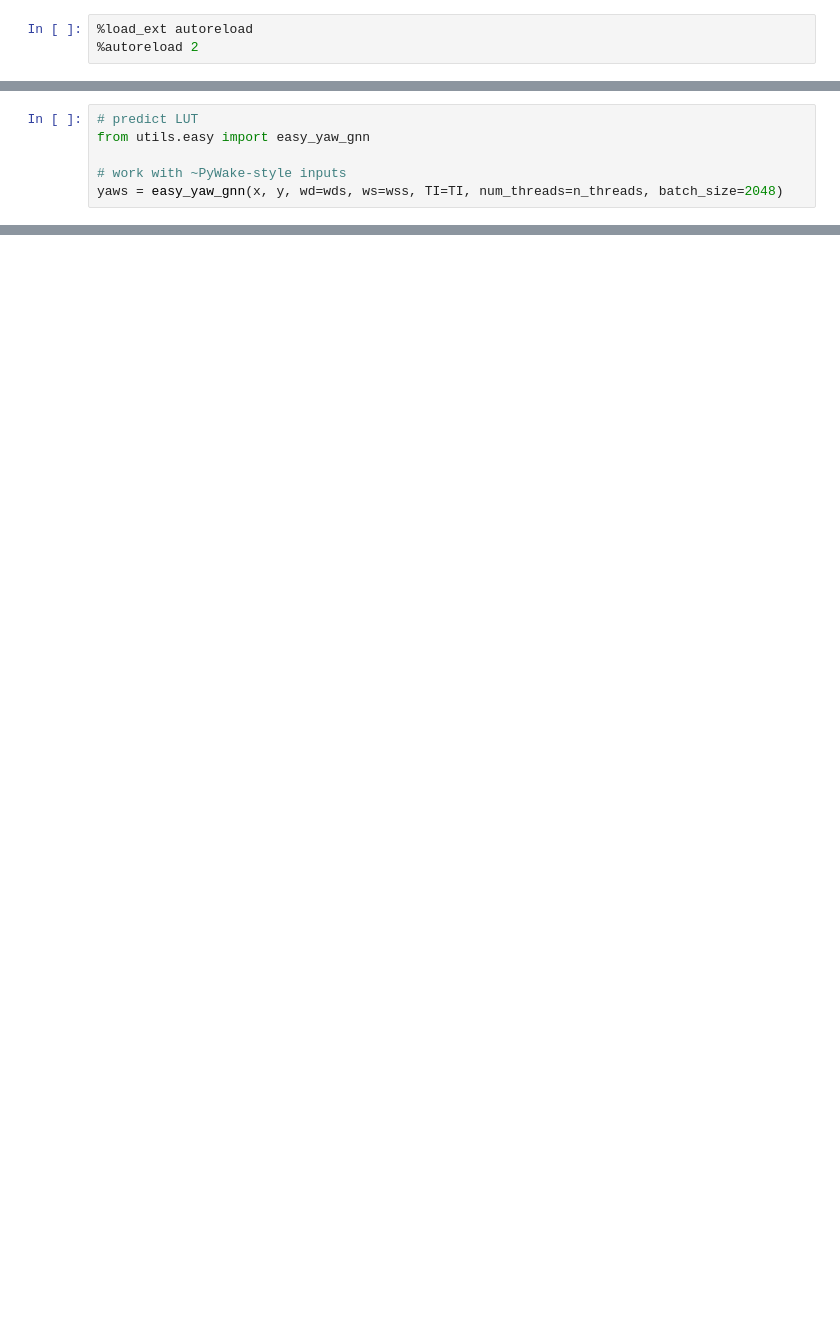
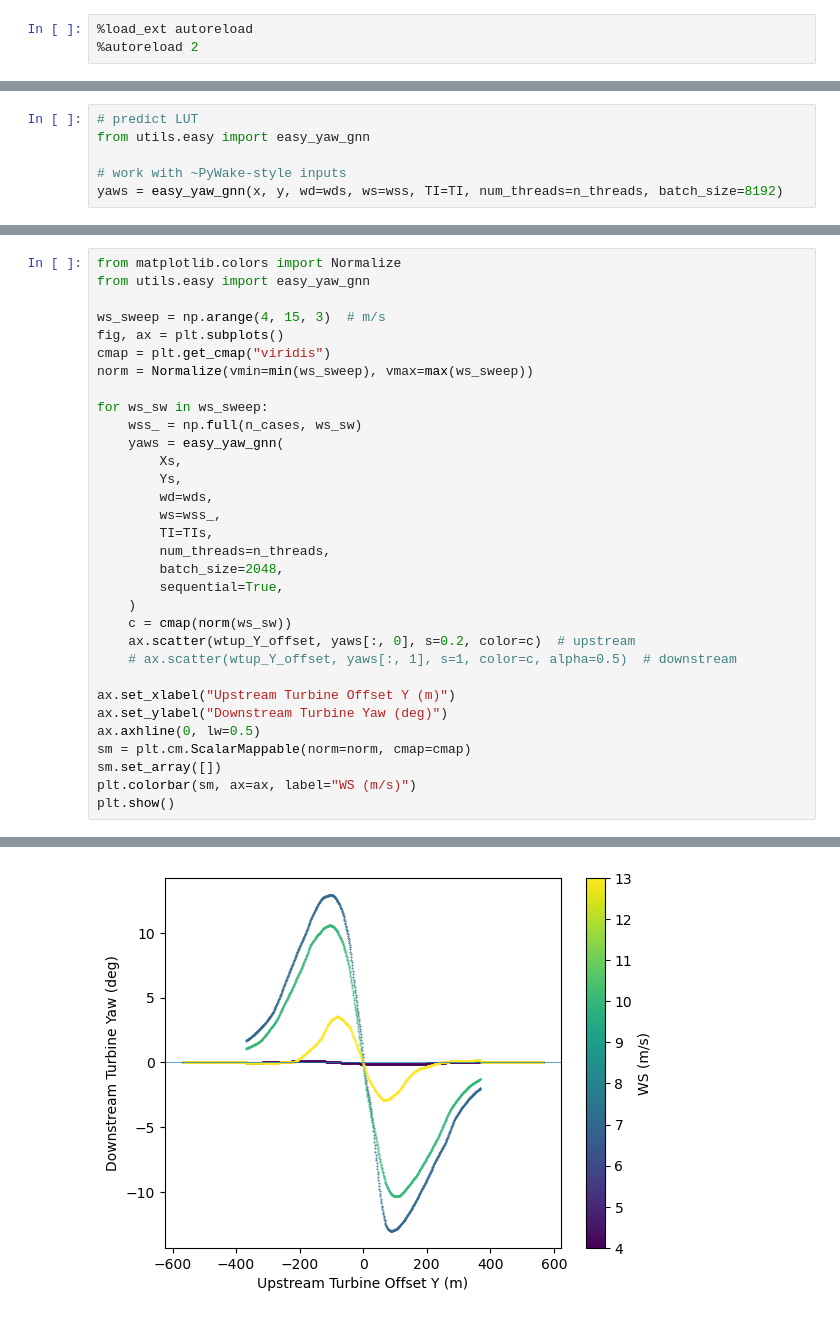
Before and after one commit to DTUWindEnergy/Design-Friendly-Control, a Jupyter notebook: design_friendly/easy.ipynb, the cells around one changed output, grey strips where cells are left out. Saved outputs shown, nothing was run; the diff lists cells and outputs as text; blank space fills up the shorter version.

```diff
--- a/design_friendly/easy.ipynb
+++ b/design_friendly/easy.ipynb
@@ -21,5 +21,5 @@ n_threads = 1
 from utils.easy import easy_yaw_gnn
 
 # work with ~PyWake-style inputs
-yaws = easy_yaw_gnn(x, y, wd=wds, ws=wss, TI=TI, num_threads=n_threads, batch_size=2048)
+yaws = easy_yaw_gnn(x, y, wd=wds, ws=wss, TI=TI, num_threads=n_threads, batch_size=8192)
 # %% [output]
@@ -136,0 +158,33 @@ plt.show()
+# %%
+from matplotlib.colors import Normalize
+from utils.easy import easy_yaw_gnn
+
+ws_sweep = np.arange(4, 15, 3)  # m/s
+fig, ax = plt.subplots()
+cmap = plt.get_cmap("viridis")
+norm = Normalize(vmin=min(ws_sweep), vmax=max(ws_sweep))
+
+for ws_sw in ws_sweep:
+    wss_ = np.full(n_cases, ws_sw)
+    yaws = easy_yaw_gnn(
+        Xs,
+        Ys,
+        wd=wds,
+        ws=wss_,
+        TI=TIs,
+        num_threads=n_threads,
+        batch_size=2048,
+        sequential=True,
+    )
+    c = cmap(norm(ws_sw))
+    ax.scatter(wtup_Y_offset, yaws[:, 0], s=0.2, color=c)  # upstream
+    # ax.scatter(wtup_Y_offset, yaws[:, 1], s=1, color=c, alpha=0.5)  # downstream
+
+ax.set_xlabel("Upstream Turbine Offset Y (m)")
+ax.set_ylabel("Downstream Turbine Yaw (deg)")
+ax.axhline(0, lw=0.5)
+sm = plt.cm.ScalarMappable(norm=norm, cmap=cmap)
+sm.set_array([])
+plt.colorbar(sm, ax=ax, label="WS (m/s)")
+plt.show()
+# %% [output]
@@ -136,0 +199 @@ plt.show()
+[figure, added]
```
Also changed, not shown: parts of 13 cells of this notebook, 11 other files.
